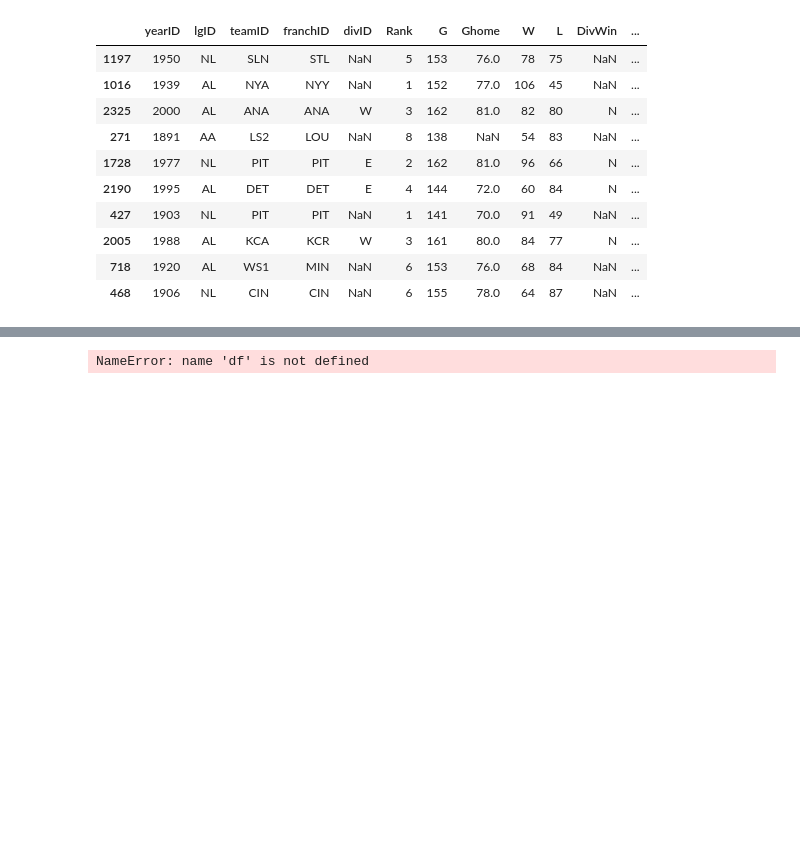
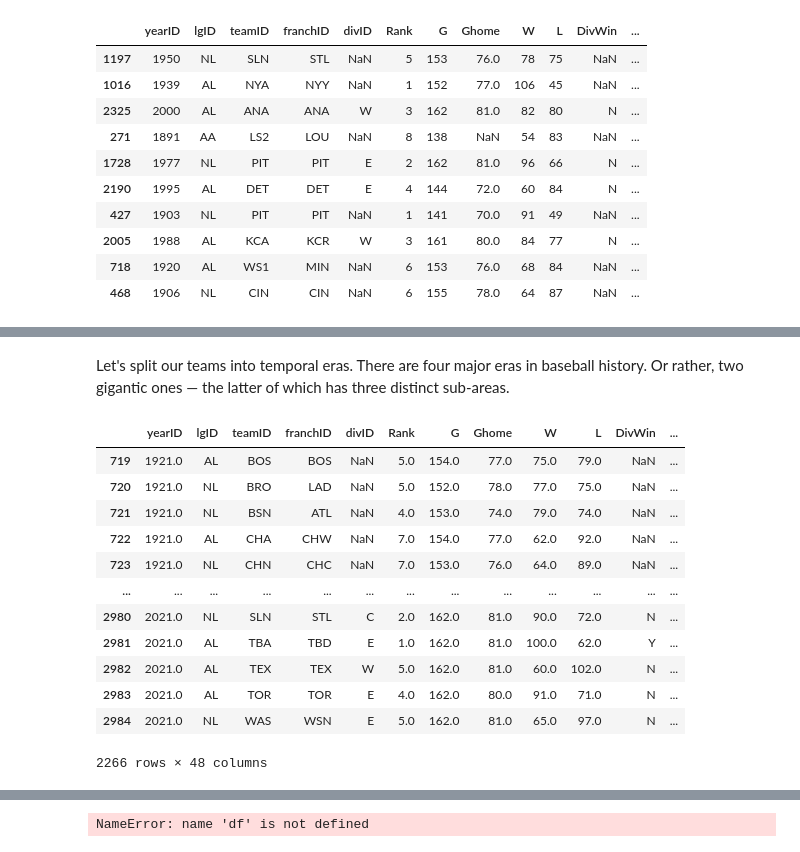
Before and after one commit to obverter/bmi-stars, a Jupyter notebook: BMI Stars.ipynb, the cells around one changed output, grey strips where cells are left out. Cells and saved outputs as stored; diff of their text form; code cells hidden in the pictures; blank space fills up the shorter version.

Commit message:
Add liveball/deadball

```diff
--- a/BMI Stars.ipynb
+++ b/BMI Stars.ipynb
@@ -450,0 +492,2 @@ Now let's repeat the process with oodles of performance data from df.bwar_bat an
+# %%
+df_teams = teams
@@ -450,0 +500,6 @@ Now let's repeat the process with oodles of performance data from df.bwar_bat an
+# %%
+df_teams['RDiff'] = df_teams['R'] - df_teams['RA']
+df_teams['SODiff'] = df_teams['SO'] - df_teams['SOA']
+df_teams['BBDiff'] = df_teams['BB'] - df_teams['BBA']
+df_teams['HRDiff'] = df_teams['HR'] - df_teams['HRA']
+df_teams['HDiff'] = df_teams['H'] - df_teams['HA']
@@ -450,0 +508,2 @@ Now let's repeat the process with oodles of performance data from df.bwar_bat an
+# %%
+df_teams['WP'] = df_teams['W'] / (df_teams['L'] + df_teams['W'])
@@ -450,0 +542,22 @@ Now let's repeat the process with oodles of performance data from df.bwar_bat an
+# %% [markdown]
+Let's split our teams into temporal eras. There are four major eras in baseball history. Or rather, two gigantic ones — the latter of which has three distinct sub-areas.
+# %%
+deadball_era = df_teams.mask(df_teams['yearID'] <= 1920)
+liveball_era = df_teams.mask(df_teams['yearID'] > 1920)
+# %%
+liveball = deadball_era.dropna(axis=0, how='all')
+liveball
+# %% [output]
+|  | yearID | lgID | teamID | franchID | divID | Rank | G | Ghome | W | L | DivWin | ... |
+| 719 | 1921.0 | AL | BOS | BOS | NaN | 5.0 | 154.0 | 77.0 | 75.0 | 79.0 | NaN | ... |
+| 720 | 1921.0 | NL | BRO | LAD | NaN | 5.0 | 152.0 | 78.0 | 77.0 | 75.0 | NaN | ... |
+| 721 | 1921.0 | NL | BSN | ATL | NaN | 4.0 | 153.0 | 74.0 | 79.0 | 74.0 | NaN | ... |
+| 722 | 1921.0 | AL | CHA | CHW | NaN | 7.0 | 154.0 | 77.0 | 62.0 | 92.0 | NaN | ... |
+| 723 | 1921.0 | NL | CHN | CHC | NaN | 7.0 | 153.0 | 76.0 | 64.0 | 89.0 | NaN | ... |
+| ... | ... | ... | ... | ... | ... | ... | ... | ... | ... | ... | ... | ... |
+| 2980 | 2021.0 | NL | SLN | STL | C | 2.0 | 162.0 | 81.0 | 90.0 | 72.0 | N | ... |
+| 2981 | 2021.0 | AL | TBA | TBD | E | 1.0 | 162.0 | 81.0 | 100.0 | 62.0 | Y | ... |
+| 2982 | 2021.0 | AL | TEX | TEX | W | 5.0 | 162.0 | 81.0 | 60.0 | 102.0 | N | ... |
+| 2983 | 2021.0 | AL | TOR | TOR | E | 4.0 | 162.0 | 80.0 | 91.0 | 71.0 | N | ... |
+| 2984 | 2021.0 | NL | WAS | WSN | E | 5.0 | 162.0 | 81.0 | 65.0 | 97.0 | N | ... |
+2266 rows × 48 columns
```
Also changed, not shown: parts of 48 cells of this notebook.
